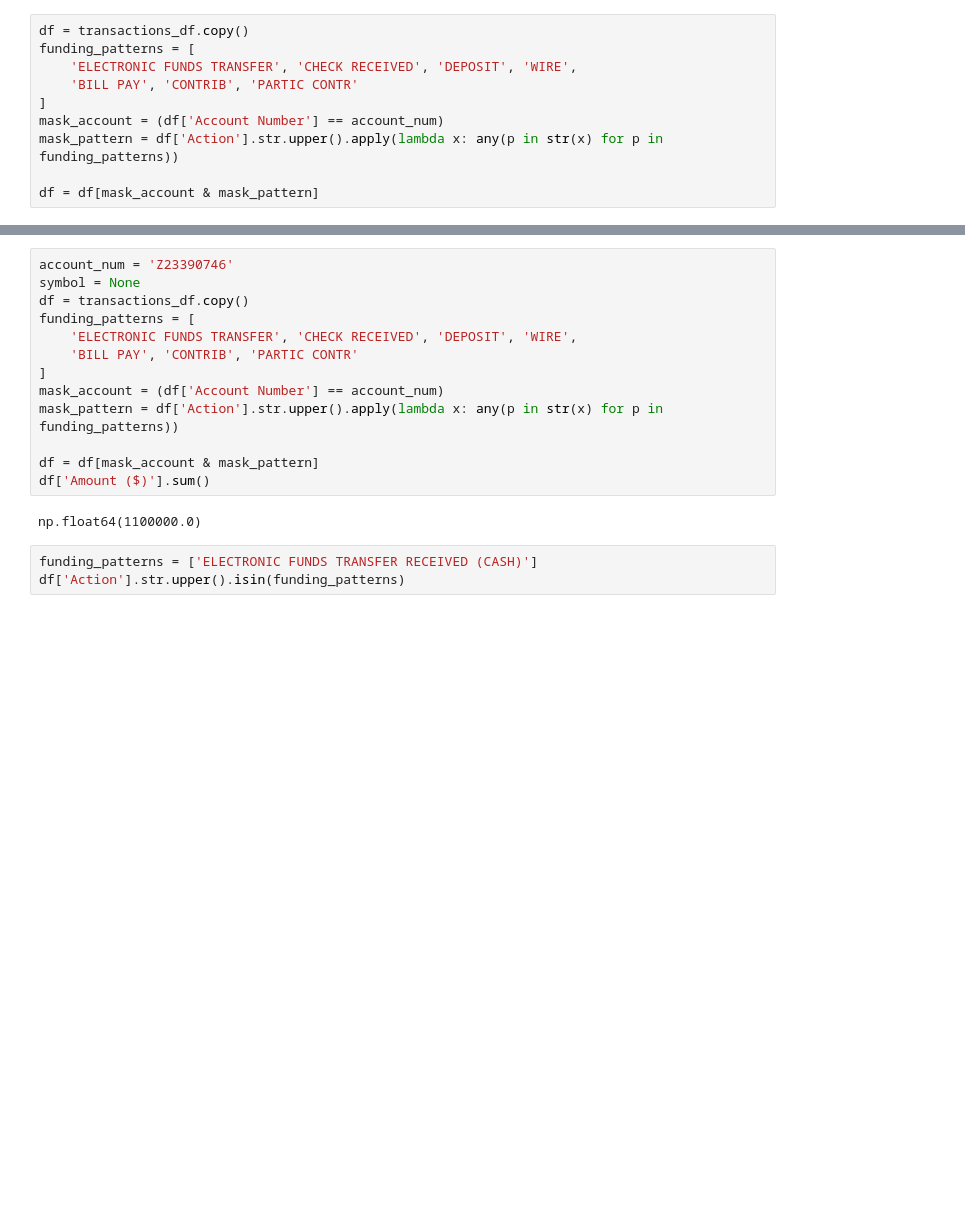
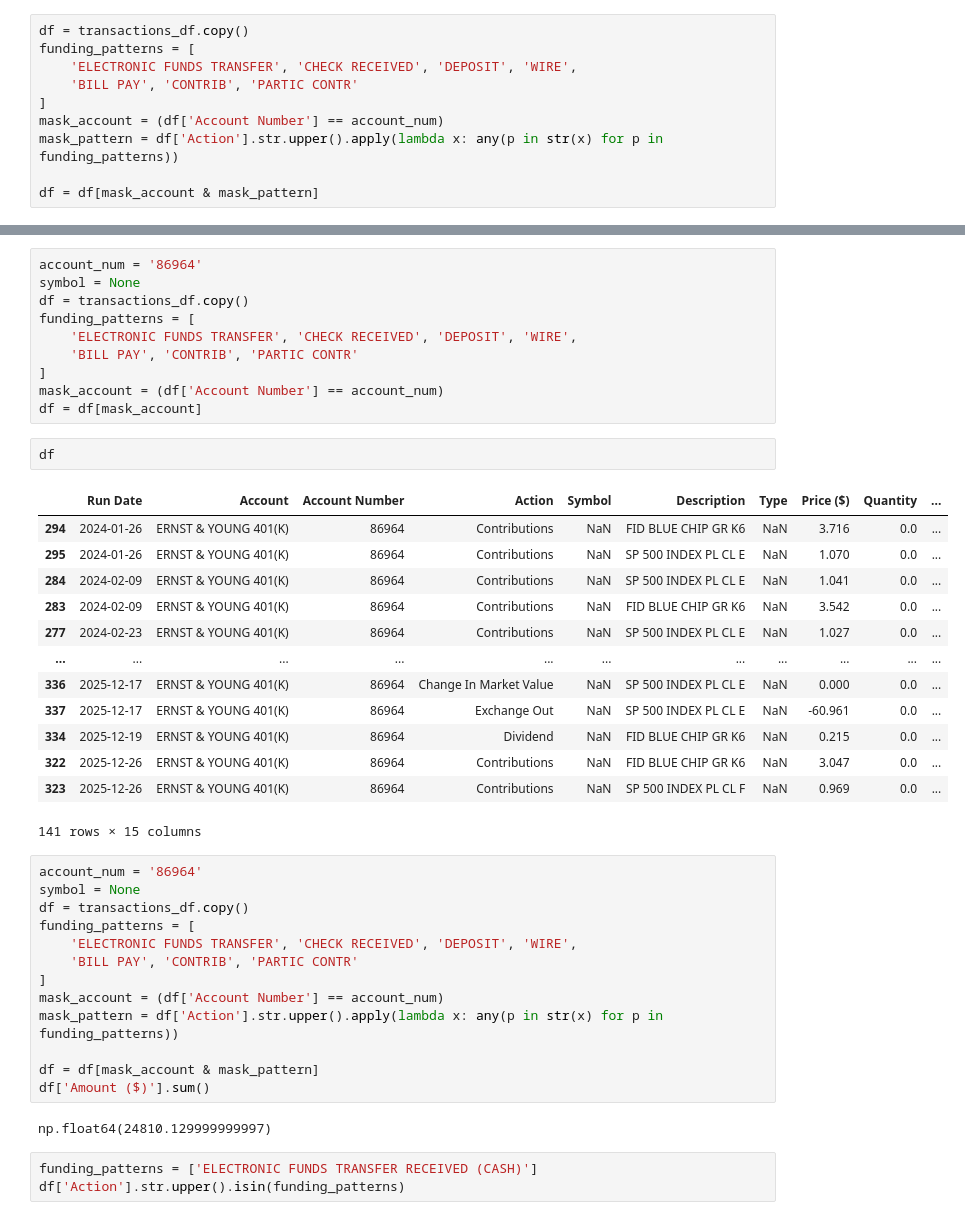
Before and after one commit to yifan-lee/fidelity-portfolio-tracker, a Jupyter notebook: scripts/DEV.ipynb, the cells around one changed output, grey strips where cells are left out. Drawn from its saved outputs; the diff is of its cells as text; blank space fills up the shorter version.

```diff
--- a/scripts/DEV.ipynb
+++ b/scripts/DEV.ipynb
@@ -270,5 +294,31 @@ array(['Z23390746', 'Z06872898', '241802439', nan], dtype=object)
+# %%
+account_num = '86964'
+symbol = None
+df = transactions_df.copy()
+funding_patterns = [
+    'ELECTRONIC FUNDS TRANSFER', 'CHECK RECEIVED', 'DEPOSIT', 'WIRE',
+    'BILL PAY', 'CONTRIB', 'PARTIC CONTR'
+]
+mask_account = (df['Account Number'] == account_num)
+df = df[mask_account]
+# %%
+df
+# %% [output]
+|  | Run Date | Account | Account Number | Action | Symbol | Description | Type | Price ($) | Quantity | ... |
+| 294 | 2024-01-26 | ERNST & YOUNG 401(K) | 86964 | Contributions | NaN | FID BLUE CHIP GR K6 | NaN | 3.716 | 0.0 | ... |
+| 295 | 2024-01-26 | ERNST & YOUNG 401(K) | 86964 | Contributions | NaN | SP 500 INDEX PL CL E | NaN | 1.070 | 0.0 | ... |
+| 284 | 2024-02-09 | ERNST & YOUNG 401(K) | 86964 | Contributions | NaN | SP 500 INDEX PL CL E | NaN | 1.041 | 0.0 | ... |
+| 283 | 2024-02-09 | ERNST & YOUNG 401(K) | 86964 | Contributions | NaN | FID BLUE CHIP GR K6 | NaN | 3.542 | 0.0 | ... |
+| 277 | 2024-02-23 | ERNST & YOUNG 401(K) | 86964 | Contributions | NaN | SP 500 INDEX PL CL E | NaN | 1.027 | 0.0 | ... |
+| ... | ... | ... | ... | ... | ... | ... | ... | ... | ... | ... |
+| 336 | 2025-12-17 | ERNST & YOUNG 401(K) | 86964 | Change In Market Value | NaN | SP 500 INDEX PL CL E | NaN | 0.000 | 0.0 | ... |
+| 337 | 2025-12-17 | ERNST & YOUNG 401(K) | 86964 | Exchange Out | NaN | SP 500 INDEX PL CL E | NaN | -60.961 | 0.0 | ... |
+| 334 | 2025-12-19 | ERNST & YOUNG 401(K) | 86964 | Dividend | NaN | FID BLUE CHIP GR K6 | NaN | 0.215 | 0.0 | ... |
+| 322 | 2025-12-26 | ERNST & YOUNG 401(K) | 86964 | Contributions | NaN | FID BLUE CHIP GR K6 | NaN | 3.047 | 0.0 | ... |
+| 323 | 2025-12-26 | ERNST & YOUNG 401(K) | 86964 | Contributions | NaN | SP 500 INDEX PL CL F | NaN | 0.969 | 0.0 | ... |
+141 rows × 15 columns
 # %%
-account_num = 'Z23390746'
+account_num = '86964'
 symbol = None
 df = transactions_df.copy()
 funding_patterns = [
@@ -281,7 +331,7 @@ mask_pattern = df['Action'].str.upper().apply(lambda x: any(p in str(x) for p in
 df = df[mask_account & mask_pattern]
 df['Amount ($)'].sum()
 # %% [output]
-np.float64(1100000.0)
+np.float64(24810.129999999997)
 # %%
 funding_patterns = ['ELECTRONIC FUNDS TRANSFER RECEIVED (CASH)']
 df['Action'].str.upper().isin(funding_patterns)
```
Also changed, not shown: parts of 30 cells of this notebook.
